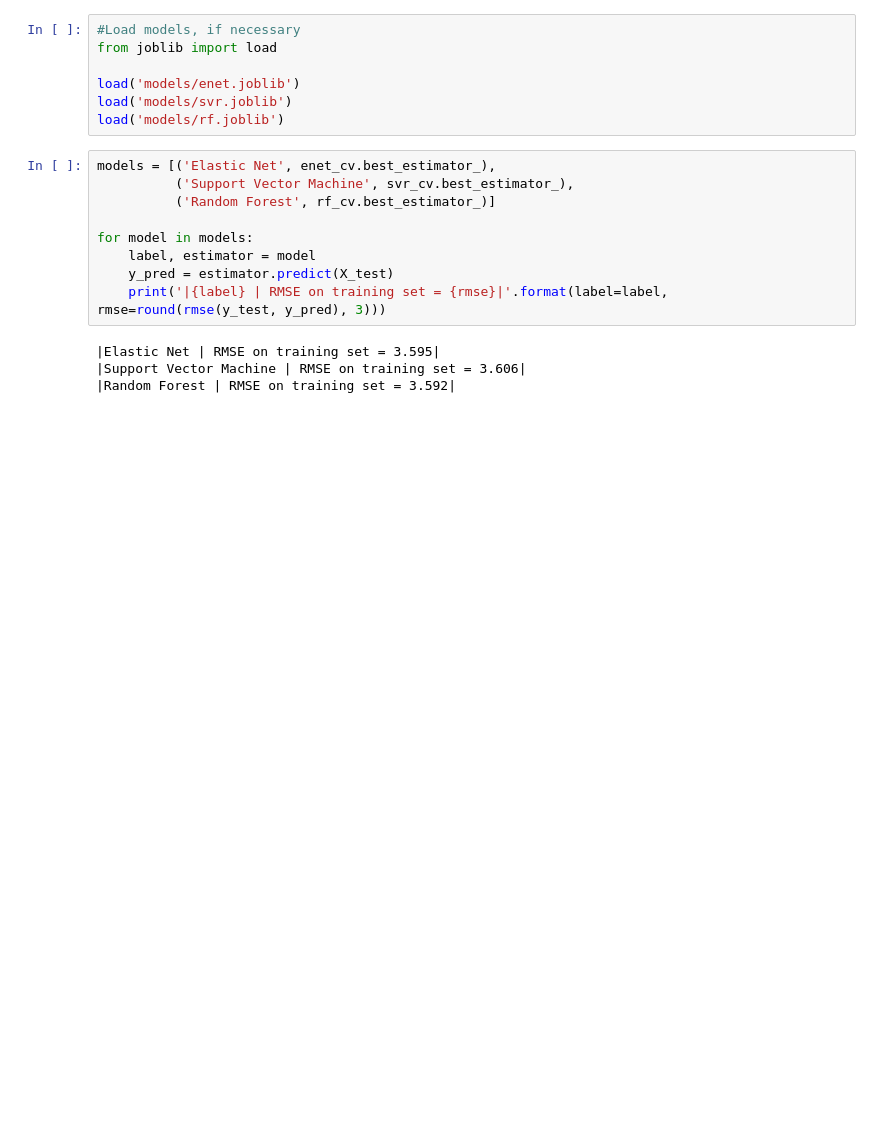
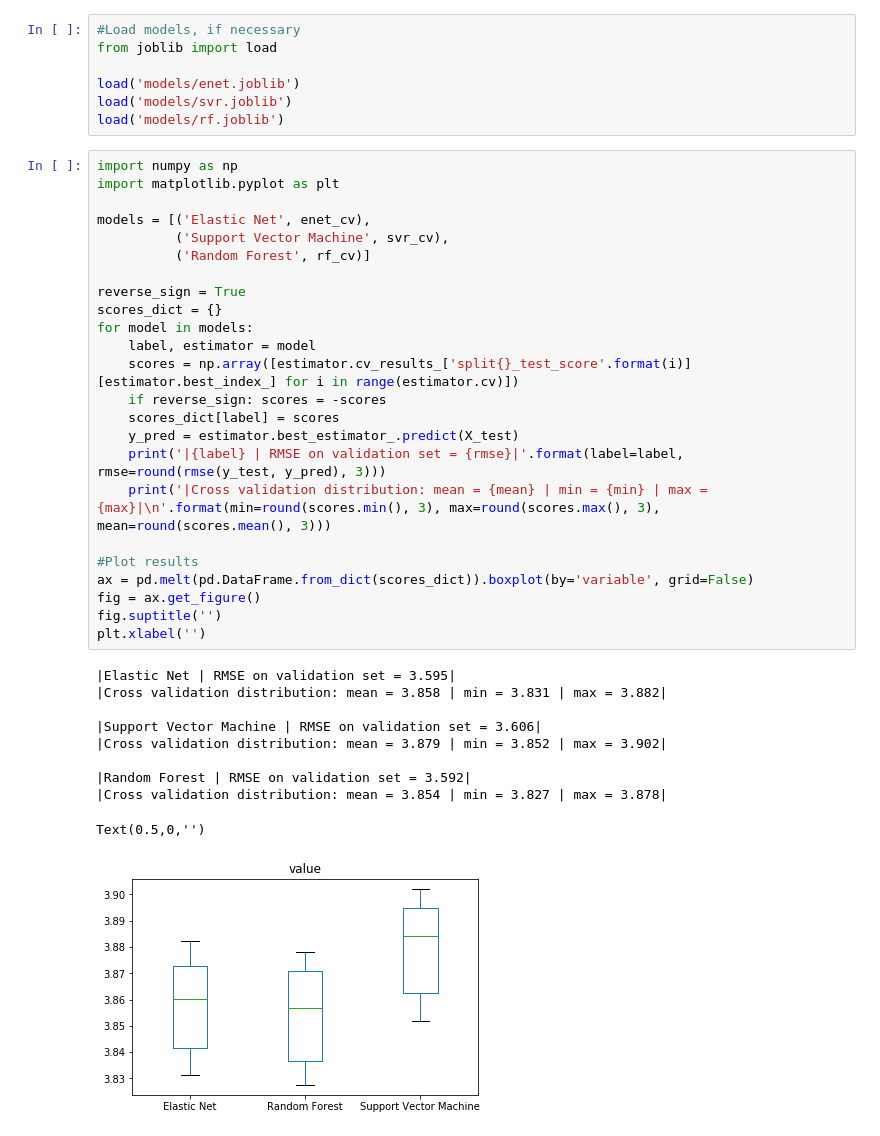
Before and after one commit to mateoarv/kaggle-elo, a Jupyter notebook: elo-train-eda.ipynb, the cells around one changed output. Drawn from its saved outputs; the diff is of its cells as text; blank space fills up the shorter version.

```diff
--- a/elo-train-eda.ipynb
+++ b/elo-train-eda.ipynb
@@ -335,16 +383,38 @@ from joblib import load
 load('models/enet.joblib')
 load('models/svr.joblib')
 load('models/rf.joblib')
-# %%
-models = [('Elastic Net', enet_cv.best_estimator_),
-          ('Support Vector Machine', svr_cv.best_estimator_),
-          ('Random Forest', rf_cv.best_estimator_)]
-
-for model in models:
-    label, estimator = model
-    y_pred = estimator.predict(X_test)
-    print('|{label} | RMSE on training set = {rmse}|'.format(label=label, rmse=round(rmse(y_test, y_pred), 3)))
-# %% [output]
-|Elastic Net | RMSE on training set = 3.595|
-|Support Vector Machine | RMSE on training set = 3.606|
-|Random Forest | RMSE on training set = 3.592|
+# %%
+import numpy as np
+import matplotlib.pyplot as plt
+
+models = [('Elastic Net', enet_cv),
+          ('Support Vector Machine', svr_cv),
+          ('Random Forest', rf_cv)]
+
+reverse_sign = True
+scores_dict = {}
+for model in models:
+    label, estimator = model
+    scores = np.array([estimator.cv_results_['split{}_test_score'.format(i)][estimator.best_index_] for i in range(estimator.cv)])
+    if reverse_sign: scores = -scores
+    scores_dict[label] = scores
+    y_pred = estimator.best_estimator_.predict(X_test)
+    print('|{label} | RMSE on validation set = {rmse}|'.format(label=label, rmse=round(rmse(y_test, y_pred), 3)))
+    print('|Cross validation distribution: mean = {mean} | min = {min} | max = {max}|\n'.format(min=round(scores.min(), 3), max=round(scores.max(), 3), mean=round(scores.mean(), 3)))
+
+#Plot results
+ax = pd.melt(pd.DataFrame.from_dict(scores_dict)).boxplot(by='variable', grid=False)
+fig = ax.get_figure()
+fig.suptitle('')
+plt.xlabel('')
+# %% [output]
+|Elastic Net | RMSE on validation set = 3.595|
+|Cross validation distribution: mean = 3.858 | min = 3.831 | max = 3.882|
+
+|Support Vector Machine | RMSE on validation set = 3.606|
+|Cross validation distribution: mean = 3.879 | min = 3.852 | max = 3.902|
+
+|Random Forest | RMSE on validation set = 3.592|
+|Cross validation distribution: mean = 3.854 | min = 3.827 | max = 3.878|
+Text(0.5,0,'')
+[figure, added]
```
Also changed, not shown: parts of 4 cells of this notebook.
